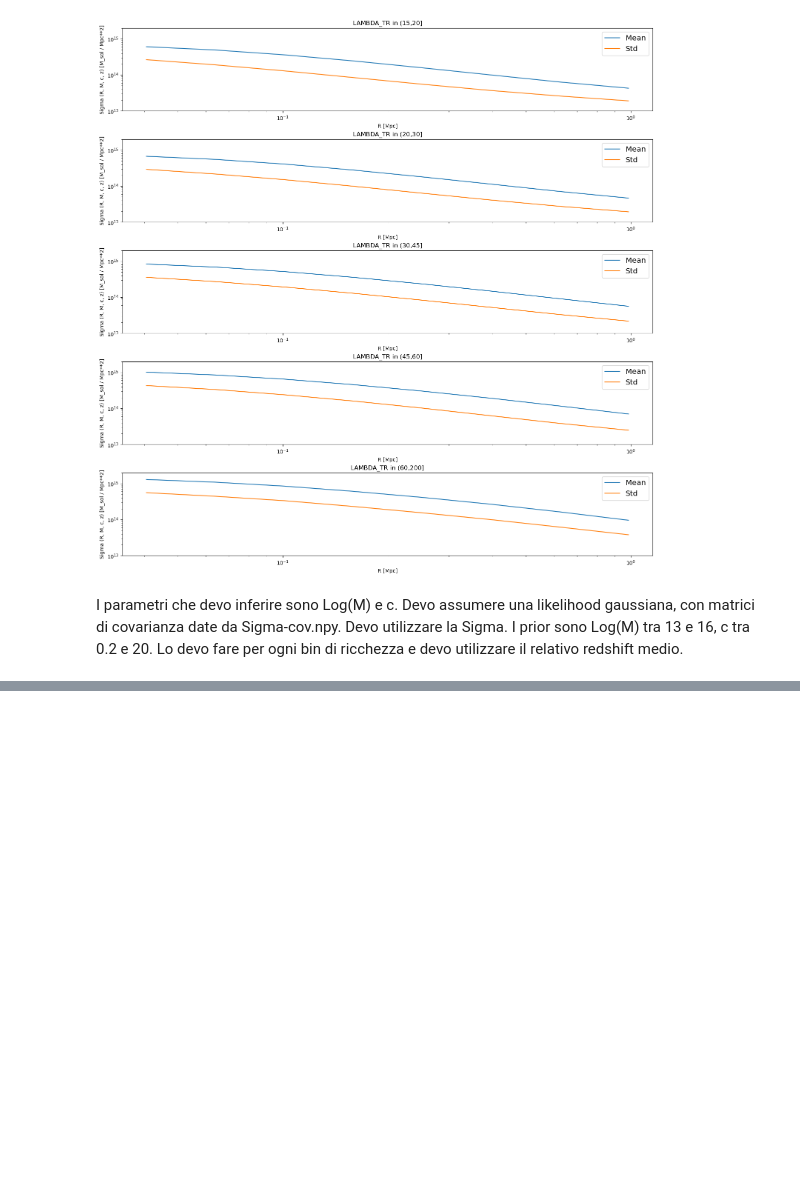
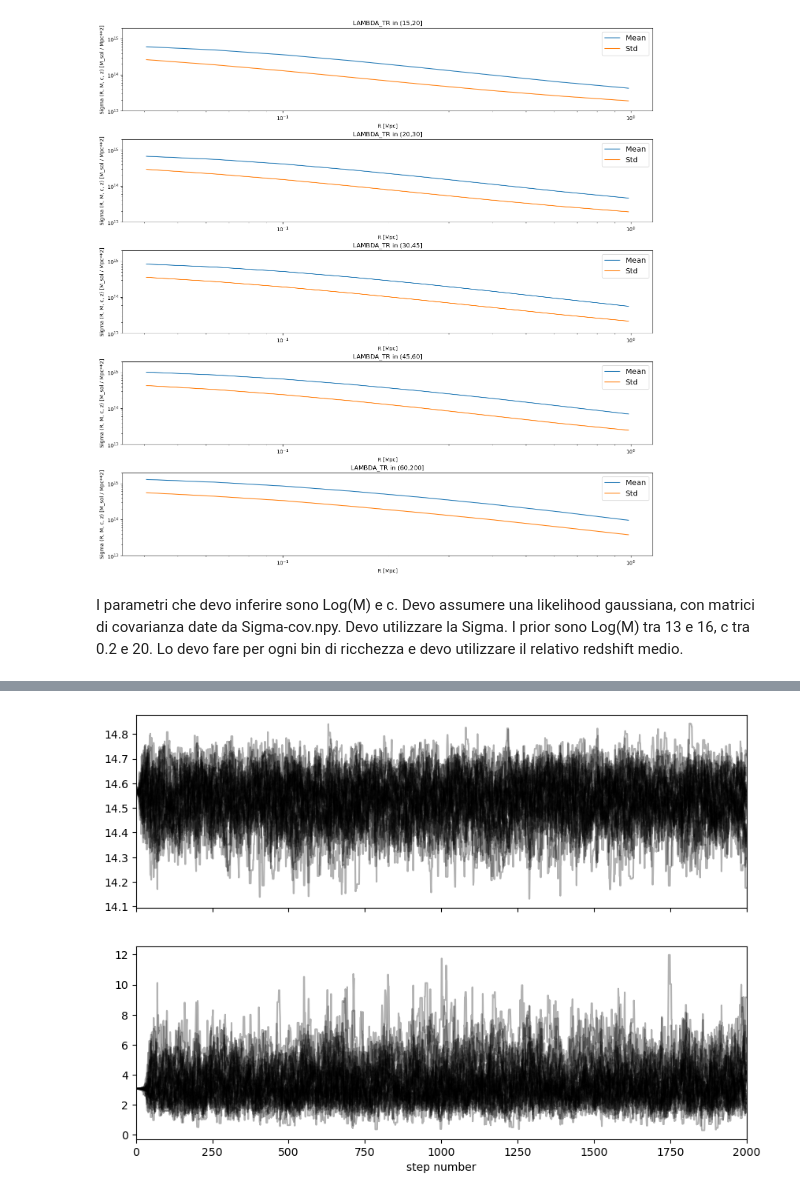
Before and after one commit to trett-0310/esame_tecniche, a Jupyter notebook: Fit NFW Density Profile.ipynb, the cells around one changed output, grey strips where cells are left out. Cells and saved outputs as stored; diff of their text form; code cells hidden in the pictures; blank space fills up the shorter version.

```diff
--- a/Fit NFW Density Profile.ipynb
+++ b/Fit NFW Density Profile.ipynb
@@ -471,0 +520,22 @@ axes[-1].set_xlabel("step number");
+# %%
+nparams = len(param)
+
+pos = soln[2].x * (1+1e-4 * np.random.randn(32,nparams ))
+nwalkers, ndim = pos.shape
+
+sampler = emcee.EnsembleSampler(
+    nwalkers, ndim, log_posterior, args = (Sigma_R[2], R, z[2], CovMat[2])
+)
+sampler.run_mcmc(pos, 2000, progress=True);
+# %%
+fig, axes = plt.subplots(2, figsize=(10, 7), sharex=True)
+samples = sampler.get_chain()
+for i in range(ndim):
+    ax = axes[i]
+    ax.plot(samples[:, :, i], "k", alpha=0.3)
+    ax.set_xlim(0, len(samples))
+    ax.yaxis.set_label_coords(-0.1, 0.5)
+
+axes[-1].set_xlabel("step number");
+# %% [output]
+[figure, added]
```
Also changed, not shown: parts of 27 cells of this notebook.
